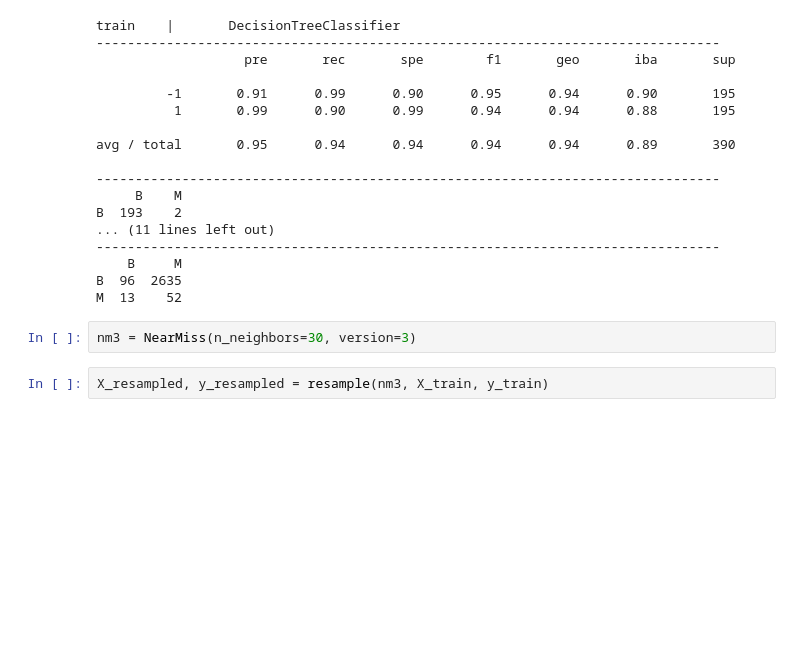
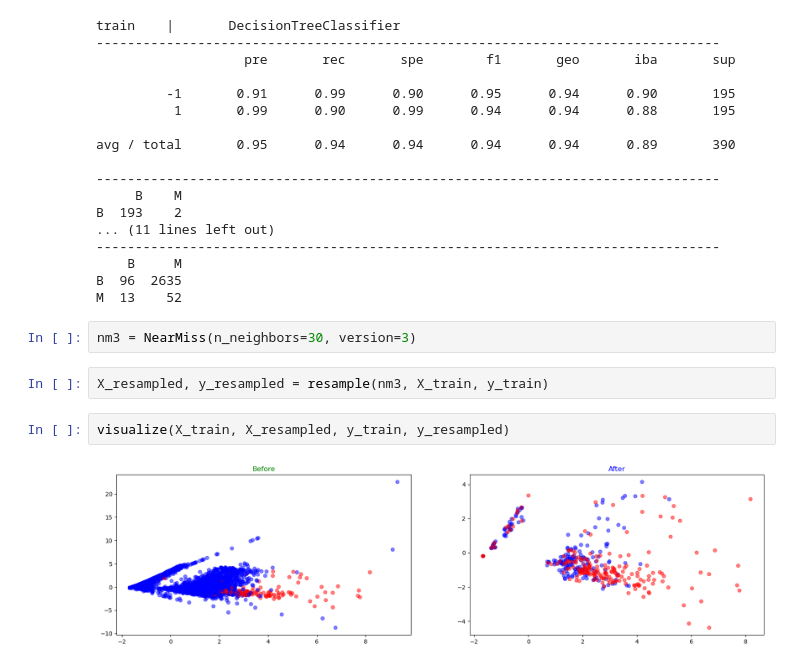
Before and after one commit to natasablagojevic/ip1_review, a Jupyter notebook: Vezbanje4/09.Imblearn.ipynb, the cells around one changed output. Drawn from its saved outputs; the diff is of its cells as text; blank space fills up the shorter version.

```diff
--- a/Vezbanje4/09.Imblearn.ipynb
+++ b/Vezbanje4/09.Imblearn.ipynb
@@ -295,3 +295,7 @@ M  13    52
 nm3 = NearMiss(n_neighbors=30, version=3)
 # %%
 X_resampled, y_resampled = resample(nm3, X_train, y_train)
+# %%
+visualize(X_train, X_resampled, y_train, y_resampled)
+# %% [output]
+[figure, added]
```
Also changed, not shown: parts of 22 cells of this notebook.
